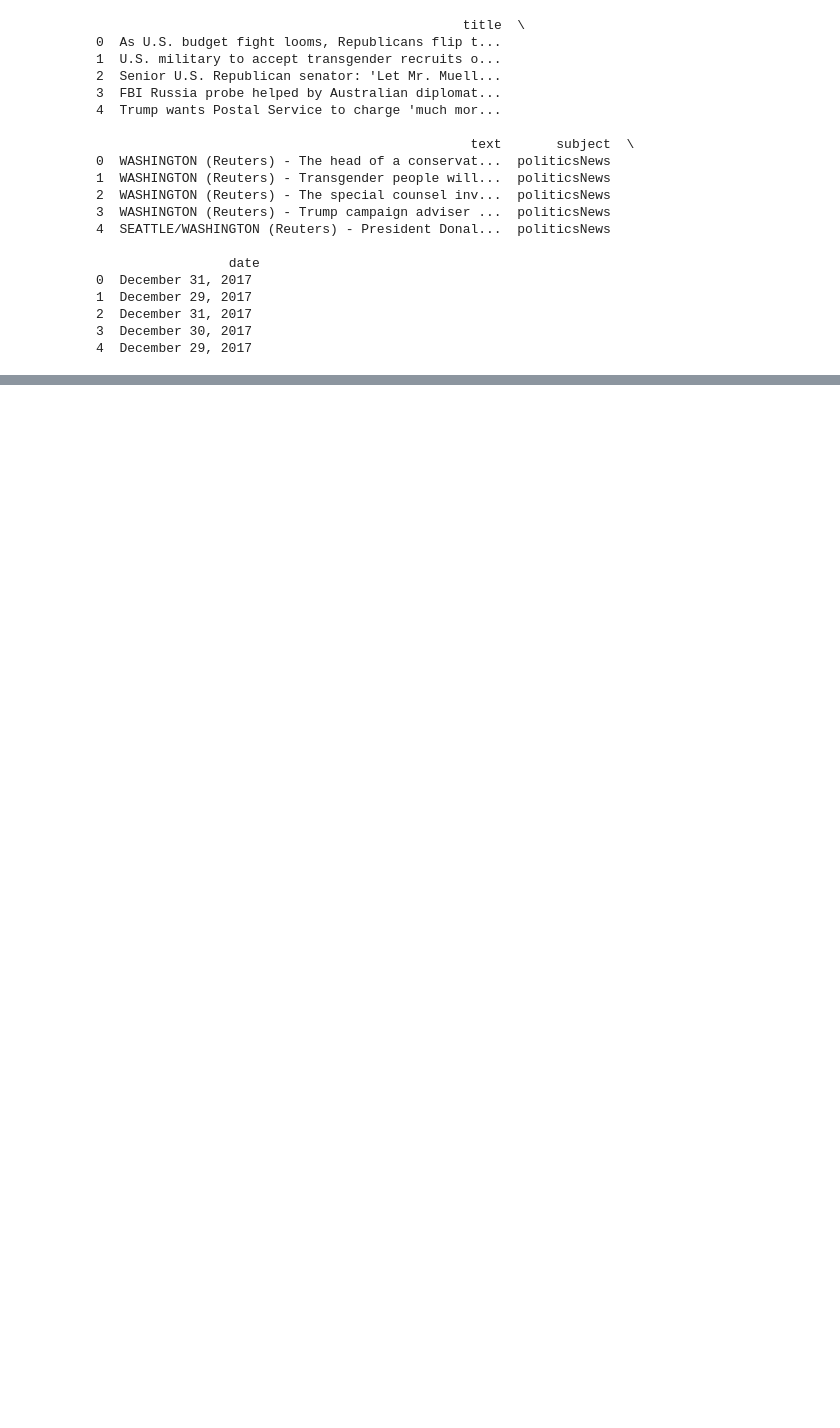
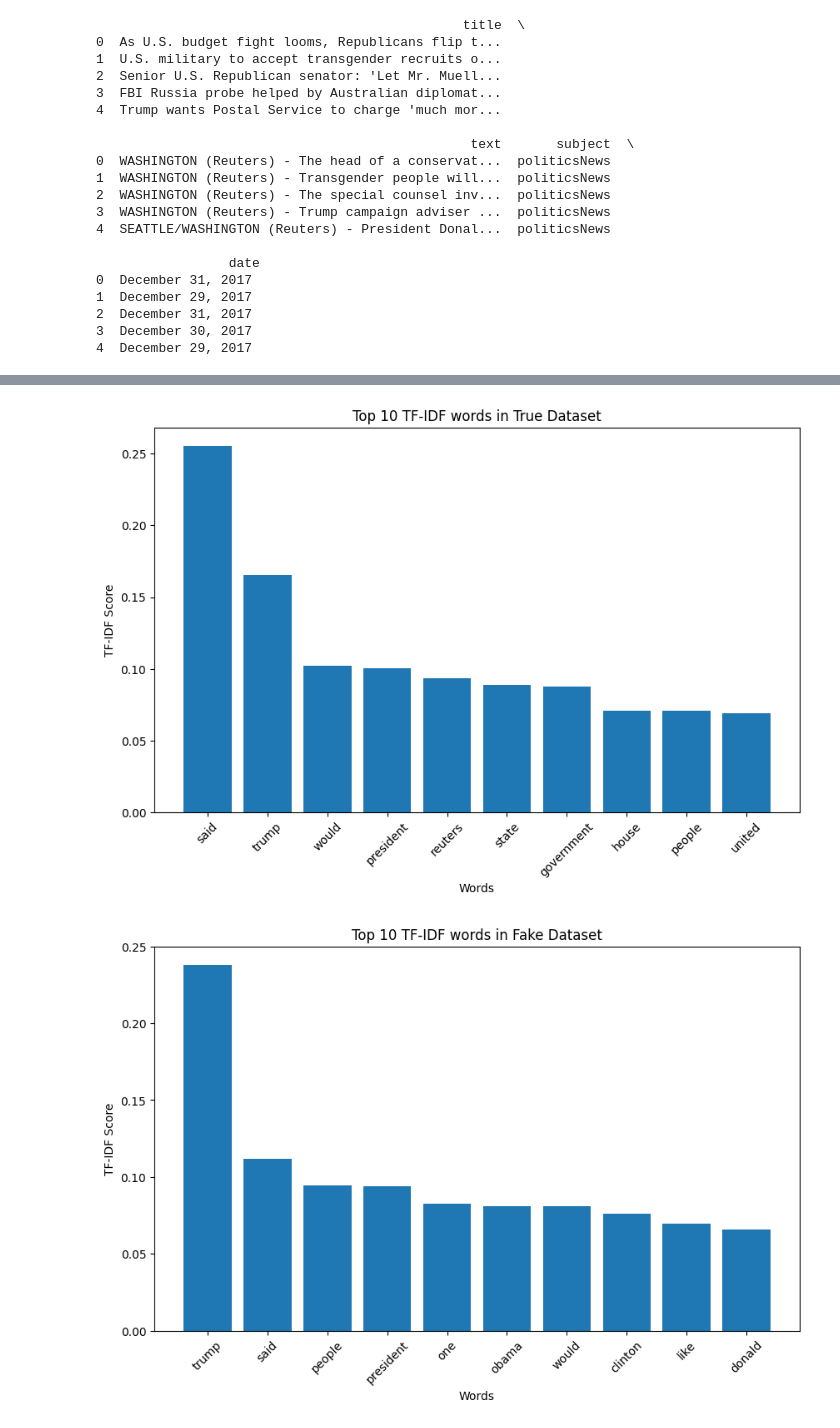
Before and after one commit to saadkarim754/Fake_News_classification, a Jupyter notebook: DATASETTREANDS.ipynb, the cells around one changed output, grey strips where cells are left out. Cells and saved outputs as stored; diff of their text form; code cells hidden in the pictures; blank space fills up the shorter version.

```diff
--- a/DATASETTREANDS.ipynb
+++ b/DATASETTREANDS.ipynb
@@ -82,0 +83,3 @@ plt.show()
+# %%
+file_path = "Fake.csv"  # Replace with your file path
+data = pd.read_csv(file_path)
@@ -82,0 +131,70 @@ plt.show()
+# %%
+# prompt: any other data analysis we can perform on this data?
+
+import pandas as pd
+import matplotlib.pyplot as plt
+from sklearn.feature_extraction.text import TfidfVectorizer
+from wordcloud import WordCloud
+import nltk
+from nltk.corpus import stopwords
+
+# ... (your existing code)
+
+# TF-IDF Analysis
+def analyze_tfidf(file_path, title):
+    data = pd.read_csv(file_path)
+    text_data = data['text']
+    vectorizer = TfidfVectorizer(stop_words=stop_words, max_features=50) # Limit features for better visualization
+    tfidf_matrix = vectorizer.fit_transform(text_data)
+    feature_names = vectorizer.get_feature_names_out()
+    tfidf_df = pd.DataFrame(tfidf_matrix.toarray(), columns=feature_names)
+    top_tfidf_words = tfidf_df.mean().sort_values(ascending=False).head(10)
+    plt.figure(figsize=(10, 6))
+    plt.bar(top_tfidf_words.index, top_tfidf_words.values)
+    plt.xlabel("Words")
+    plt.ylabel("TF-IDF Score")
+    plt.title(f"Top 10 TF-IDF words in {title} Dataset")
+    plt.xticks(rotation=45)
+    plt.show()
+
+analyze_tfidf("True.csv", "True")
+analyze_tfidf("Fake.csv", "Fake")
+
+
+# Word Cloud Visualization
+def generate_wordcloud(file_path, title):
+    data = pd.read_csv(file_path)
+    text = " ".join(review for review in data['text'])
+    wordcloud = WordCloud(width=800, height=400, background_color="white", stopwords=stop_words).generate(text)
+    plt.figure(figsize=(10, 6), facecolor=None)
+    plt.imshow(wordcloud)
+    plt.axis("off")
+    plt.tight_layout(pad=0)
+    plt.title(f"WordCloud for {title} Dataset")
+    plt.show()
+
+generate_wordcloud("True.csv", "True")
+generate_wordcloud("Fake.csv", "Fake")
+
+
+# Sentiment Analysis (requires additional libraries like TextBlob or VADER)
+# Install the necessary library
+!pip install textblob
+
+from textblob import TextBlob
+
+def analyze_sentiment(file_path, title):
+    data = pd.read_csv(file_path)
+    data['sentiment'] = data['text'].apply(lambda x: TextBlob(x).sentiment.polarity)
+    plt.hist(data['sentiment'], bins=20)
+    plt.title(f'Sentiment Distribution for {title} Dataset')
+    plt.xlabel('Sentiment Polarity')
+    plt.ylabel('Frequency')
+    plt.show()
+
+
+analyze_sentiment("True.csv", "True")
+analyze_sentiment("Fake.csv", "Fake")
+# %% [output]
+[figure, added]
+[figure, added]
```
Also changed, not shown: parts of 9 cells of this notebook.
